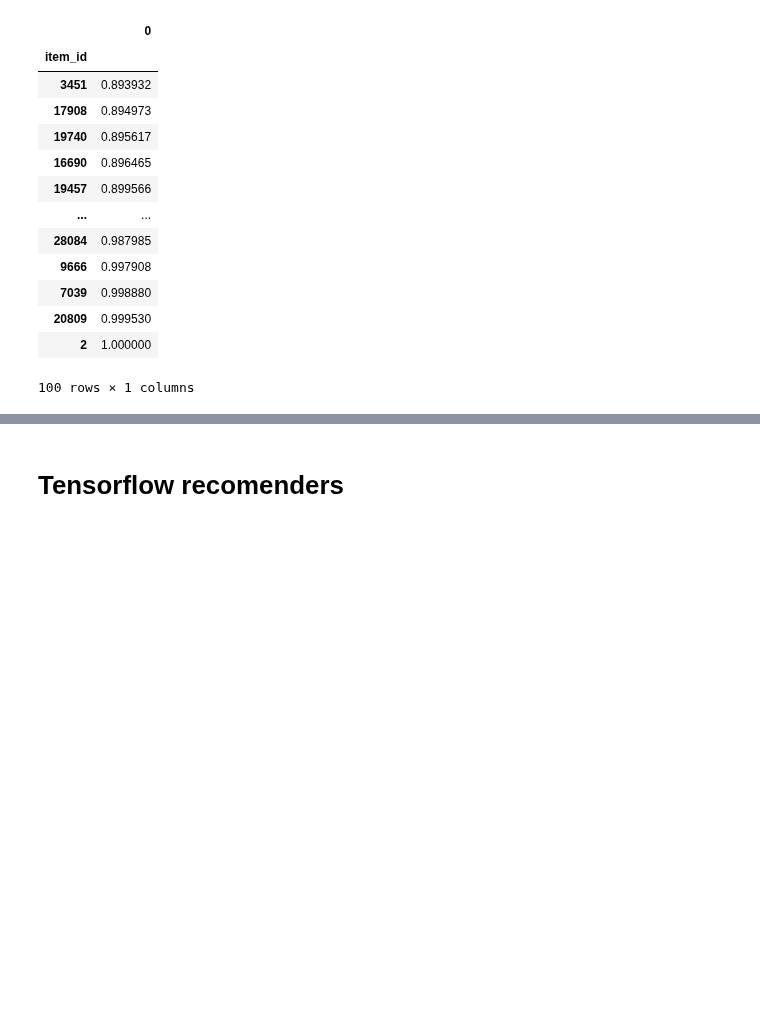
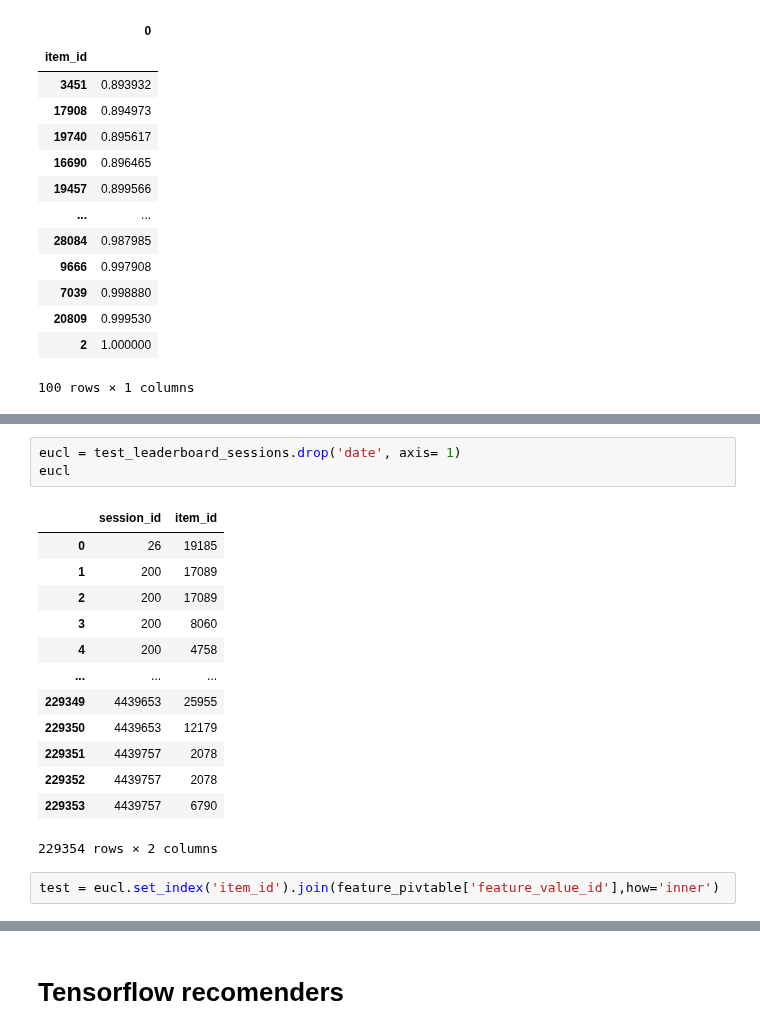
Before and after one commit to Ananassio/Data-Science_lab, a Jupyter notebook: Project/Data.ipynb, the cells around one changed output, grey strips where cells are left out. Drawn from its saved outputs; the diff is of its cells as text; blank space fills up the shorter version.

```diff
--- a/Project/Data.ipynb
+++ b/Project/Data.ipynb
@@ -1221,0 +1241,19 @@ temp.sort_values(by=0).tail(100)
+# %%
+eucl = test_leaderboard_sessions.drop('date', axis= 1)
+eucl
+# %% [output]
+|  | session_id | item_id |
+| 0 | 26 | 19185 |
+| 1 | 200 | 17089 |
+| 2 | 200 | 17089 |
+| 3 | 200 | 8060 |
+| 4 | 200 | 4758 |
+| ... | ... | ... |
+| 229349 | 4439653 | 25955 |
+| 229350 | 4439653 | 12179 |
+| 229351 | 4439757 | 2078 |
+| 229352 | 4439757 | 2078 |
+| 229353 | 4439757 | 6790 |
+229354 rows × 2 columns
+# %%
+test = eucl.set_index('item_id').join(feature_pivtable['feature_value_id'],how='inner')
```
Also changed, not shown: parts of 5 cells of this notebook.
